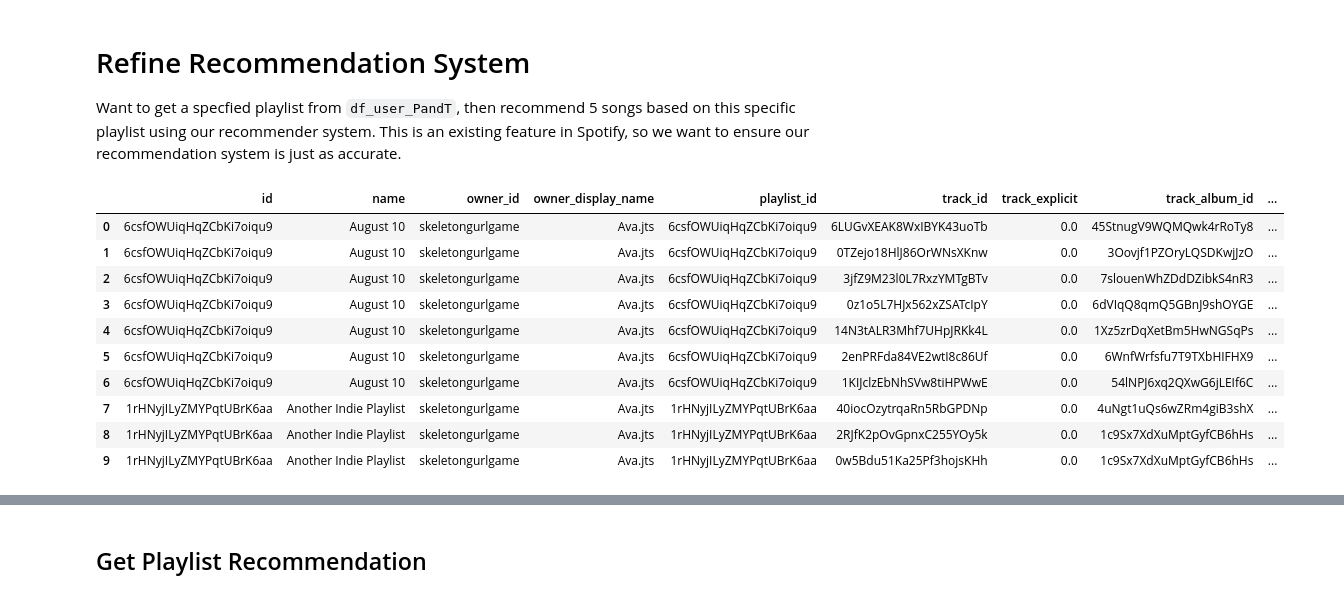
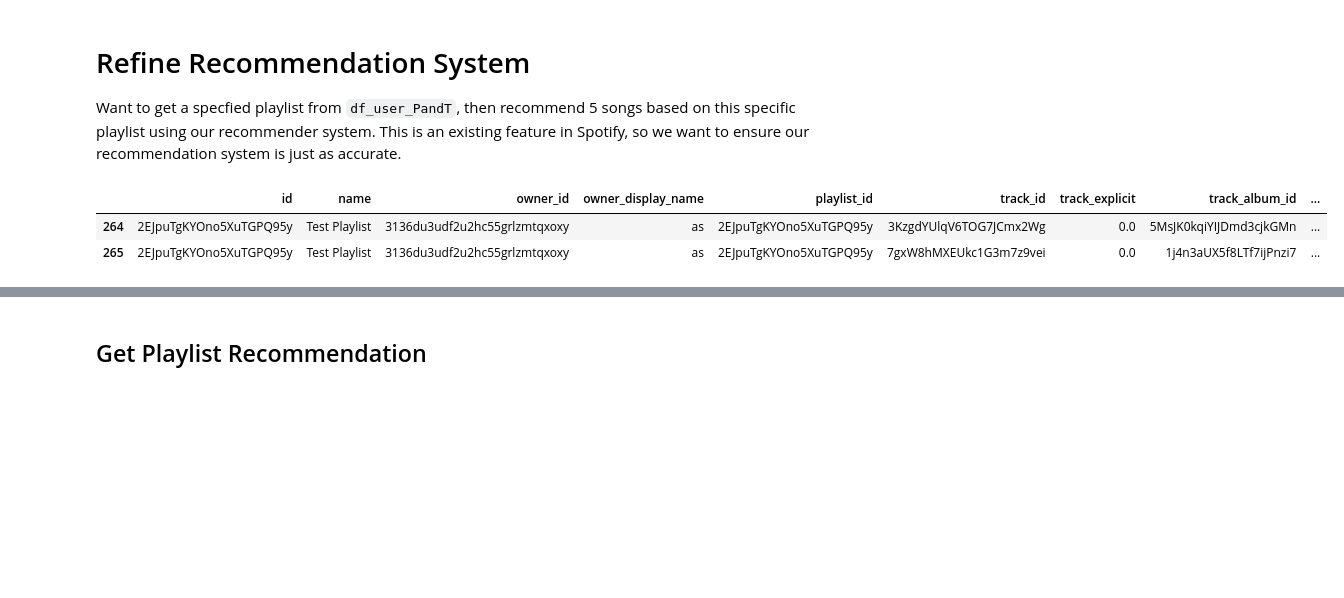
Before and after one commit to avajts/pic16b_project, a Jupyter notebook: music_rec.ipynb, the cells around one changed output, grey strips where cells are left out. Cells and saved outputs as stored; diff of their text form; code cells hidden in the pictures; blank space fills up the shorter version.

```diff
--- a/music_rec.ipynb
+++ b/music_rec.ipynb
@@ -155,17 +155,9 @@ df_users_PandT.head()
 # %% [markdown]
 # Refine Recommendation System
 Want to get a specfied playlist from `df_user_PandT`, then recommend 5 songs based on this specific playlist using our recommender system. This is an existing feature in Spotify, so we want to ensure our recommendation system is just as accurate.
-# %%
-df_users_PandT.head(10)
-# %% [output]
-|  | id | name | owner_id | owner_display_name | playlist_id | track_id | track_explicit | track_album_id | ... |
-| 0 | 6csfOWUiqHqZCbKi7oiqu9 | August 10 | skeletongurlgame | Ava.jts | 6csfOWUiqHqZCbKi7oiqu9 | 6LUGvXEAK8WxIBYK43uoTb | 0.0 | 45StnugV9WQMQwk4rRoTy8 | ... |
-| 1 | 6csfOWUiqHqZCbKi7oiqu9 | August 10 | skeletongurlgame | Ava.jts | 6csfOWUiqHqZCbKi7oiqu9 | 0TZejo18HlJ86OrWNsXKnw | 0.0 | 3Oovjf1PZOryLQSDKwjJzO | ... |
-| 2 | 6csfOWUiqHqZCbKi7oiqu9 | August 10 | skeletongurlgame | Ava.jts | 6csfOWUiqHqZCbKi7oiqu9 | 3jfZ9M23l0L7RxzYMTgBTv | 0.0 | 7slouenWhZDdDZibkS4nR3 | ... |
-| 3 | 6csfOWUiqHqZCbKi7oiqu9 | August 10 | skeletongurlgame | Ava.jts | 6csfOWUiqHqZCbKi7oiqu9 | 0z1o5L7HJx562xZSATcIpY | 0.0 | 6dVIqQ8qmQ5GBnJ9shOYGE | ... |
-| 4 | 6csfOWUiqHqZCbKi7oiqu9 | August 10 | skeletongurlgame | Ava.jts | 6csfOWUiqHqZCbKi7oiqu9 | 14N3tALR3Mhf7UHpJRKk4L | 0.0 | 1Xz5zrDqXetBm5HwNGSqPs | ... |
-| 5 | 6csfOWUiqHqZCbKi7oiqu9 | August 10 | skeletongurlgame | Ava.jts | 6csfOWUiqHqZCbKi7oiqu9 | 2enPRFda84VE2wtI8c86Uf | 0.0 | 6WnfWrfsfu7T9TXbHIFHX9 | ... |
-| 6 | 6csfOWUiqHqZCbKi7oiqu9 | August 10 | skeletongurlgame | Ava.jts | 6csfOWUiqHqZCbKi7oiqu9 | 1KIJclzEbNhSVw8tiHPWwE | 0.0 | 54lNPJ6xq2QXwG6jLEIf6C | ... |
-| 7 | 1rHNyjILyZMYPqtUBrK6aa | Another Indie Playlist | skeletongurlgame | Ava.jts | 1rHNyjILyZMYPqtUBrK6aa | 40iocOzytrqaRn5RbGPDNp | 0.0 | 4uNgt1uQs6wZRm4giB3shX | ... |
-| 8 | 1rHNyjILyZMYPqtUBrK6aa | Another Indie Playlist | skeletongurlgame | Ava.jts | 1rHNyjILyZMYPqtUBrK6aa | 2RJfK2pOvGpnxC255YOy5k | 0.0 | 1c9Sx7XdXuMptGyfCB6hHs | ... |
-| 9 | 1rHNyjILyZMYPqtUBrK6aa | Another Indie Playlist | skeletongurlgame | Ava.jts | 1rHNyjILyZMYPqtUBrK6aa | 0w5Bdu51Ka25Pf3hojsKHh | 0.0 | 1c9Sx7XdXuMptGyfCB6hHs | ... |
+# %%
+df_users_PandT[df_users_PandT['name'] == "Test Playlist"]
+# %% [output]
+|  | id | name | owner_id | owner_display_name | playlist_id | track_id | track_explicit | track_album_id | ... |
+| 264 | 2EJpuTgKYOno5XuTGPQ95y | Test Playlist | 3136du3udf2u2hc55grlzmtqxoxy | as | 2EJpuTgKYOno5XuTGPQ95y | 3KzgdYUlqV6TOG7JCmx2Wg | 0.0 | 5MsJK0kqiYIJDmd3cjkGMn | ... |
+| 265 | 2EJpuTgKYOno5XuTGPQ95y | Test Playlist | 3136du3udf2u2hc55grlzmtqxoxy | as | 2EJpuTgKYOno5XuTGPQ95y | 7gxW8hMXEUkc1G3m7z9vei | 0.0 | 1j4n3aUX5f8LTf7ijPnzi7 | ... |
```
Also changed, not shown: parts of 10 cells of this notebook, 1 other file.
